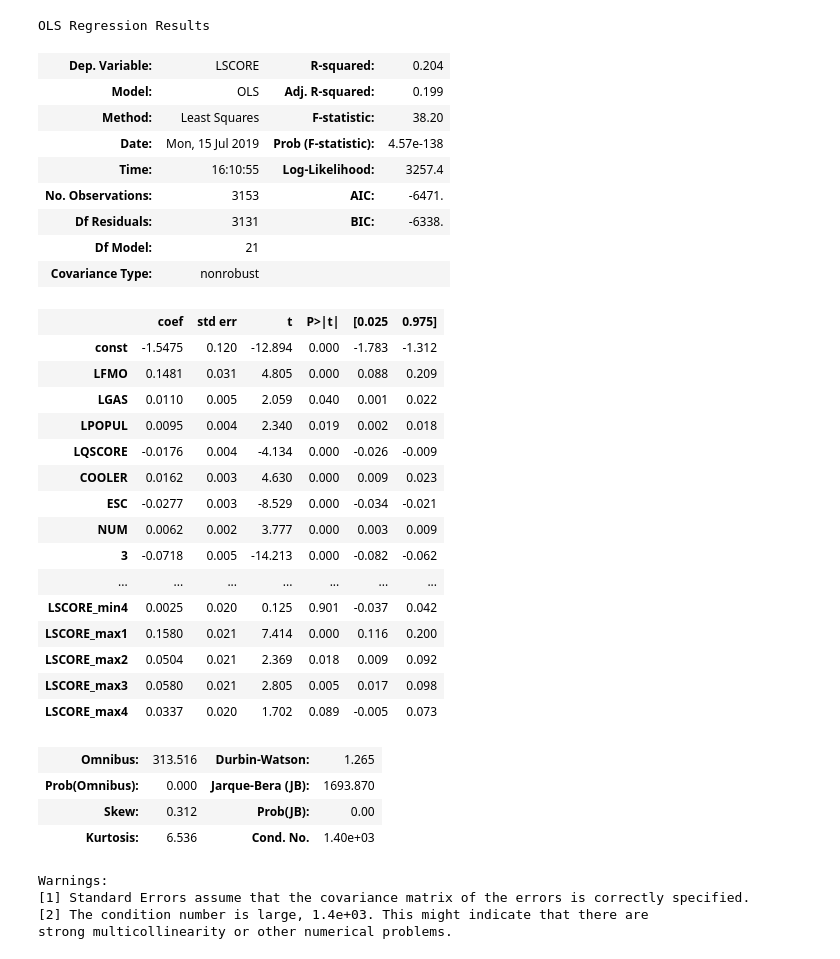
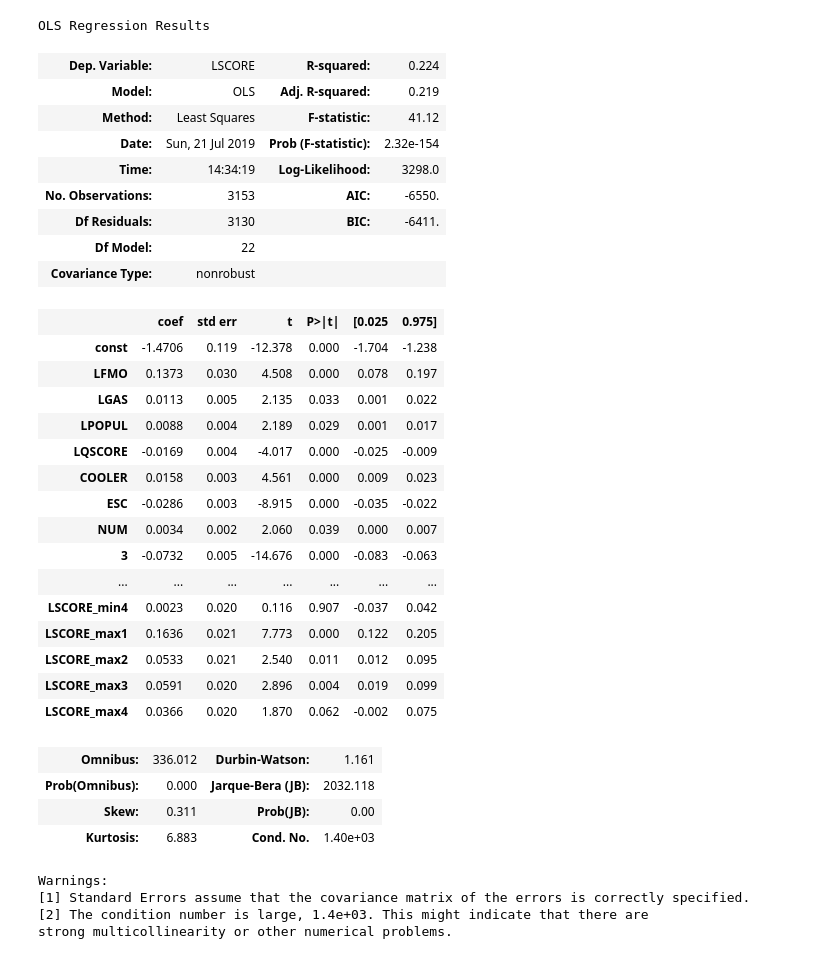
Before and after one commit to ericschulman/tx_milk_2yp, a Jupyter notebook: data_clean.ipynb, the cells around one changed output. Drawn from its saved outputs; the diff is of its cells as text; code cells hidden in the pictures.

```diff
--- a/data_clean.ipynb
+++ b/data_clean.ipynb
@@ -199,6 +199,6 @@ Warnings:
 #2 lines incumbency
 # %%
 #previous prices 1 day
-sm.OLS(reg1['LSCORE'], sm.add_constant(reg1[covariates + limitedlag]) ).fit().summary()
+sm.OLS(reg1['LSCORE'], sm.add_constant(reg1[covariates + ['INC'] + limitedlag]) ).fit().summary()
 # %% [output]
 OLS Regression Results
@@ -237,38 +237,38 @@ Warnings:
 strong multicollinearity or other numerical problems.
 # %%
 #prev prices with prev auction
-sm.OLS(reg1['LSCORE'], sm.add_constant(reg1[covariates+ ['PAST_AUCT','min*past'] + limitedlag ]) ).fit().summary()
+sm.OLS(reg1['LSCORE'], sm.add_constant(reg1[covariates+ ['PAST_AUCT','min*past'] + ['INC']+ limitedlag ]) ).fit().summary()
 # %% [output]
 OLS Regression Results
-| Dep. Variable: | LSCORE | R-squared: | 0.204 |
-| Model: | OLS | Adj. R-squared: | 0.199 |
-| Method: | Least Squares | F-statistic: | 38.20 |
-| Date: | Mon, 15 Jul 2019 | Prob (F-statistic): | 4.57e-138 |
-| Time: | 16:10:55 | Log-Likelihood: | 3257.4 |
-| No. Observations: | 3153 | AIC: | -6471. |
-| Df Residuals: | 3131 | BIC: | -6338. |
-| Df Model: | 21 |  |  |
+| Dep. Variable: | LSCORE | R-squared: | 0.224 |
+| Model: | OLS | Adj. R-squared: | 0.219 |
+| Method: | Least Squares | F-statistic: | 41.12 |
+| Date: | Sun, 21 Jul 2019 | Prob (F-statistic): | 2.32e-154 |
+| Time: | 14:34:19 | Log-Likelihood: | 3298.0 |
+| No. Observations: | 3153 | AIC: | -6550. |
+| Df Residuals: | 3130 | BIC: | -6411. |
+| Df Model: | 22 |  |  |
 | Covariance Type: | nonrobust |  |  |
 |  | coef | std err | t | P>|t| | [0.025 | 0.975] |
-| const | -1.5475 | 0.120 | -12.894 | 0.000 | -1.783 | -1.312 |
-| LFMO | 0.1481 | 0.031 | 4.805 | 0.000 | 0.088 | 0.209 |
-| LGAS | 0.0110 | 0.005 | 2.059 | 0.040 | 0.001 | 0.022 |
-| LPOPUL | 0.0095 | 0.004 | 2.340 | 0.019 | 0.002 | 0.018 |
-| LQSCORE | -0.0176 | 0.004 | -4.134 | 0.000 | -0.026 | -0.009 |
-| COOLER | 0.0162 | 0.003 | 4.630 | 0.000 | 0.009 | 0.023 |
-| ESC | -0.0277 | 0.003 | -8.529 | 0.000 | -0.034 | -0.021 |
-| NUM | 0.0062 | 0.002 | 3.777 | 0.000 | 0.003 | 0.009 |
-| 3 | -0.0718 | 0.005 | -14.213 | 0.000 | -0.082 | -0.062 |
+| const | -1.4706 | 0.119 | -12.378 | 0.000 | -1.704 | -1.238 |
+| LFMO | 0.1373 | 0.030 | 4.508 | 0.000 | 0.078 | 0.197 |
+| LGAS | 0.0113 | 0.005 | 2.135 | 0.033 | 0.001 | 0.022 |
+| LPOPUL | 0.0088 | 0.004 | 2.189 | 0.029 | 0.001 | 0.017 |
+| LQSCORE | -0.0169 | 0.004 | -4.017 | 0.000 | -0.025 | -0.009 |
+| COOLER | 0.0158 | 0.003 | 4.561 | 0.000 | 0.009 | 0.023 |
+| ESC | -0.0286 | 0.003 | -8.915 | 0.000 | -0.035 | -0.022 |
+| NUM | 0.0034 | 0.002 | 2.060 | 0.039 | 0.000 | 0.007 |
+| 3 | -0.0732 | 0.005 | -14.676 | 0.000 | -0.083 | -0.063 |
 | ... | ... | ... | ... | ... | ... | ... |
-| LSCORE_min4 | 0.0025 | 0.020 | 0.125 | 0.901 | -0.037 | 0.042 |
-| LSCORE_max1 | 0.1580 | 0.021 | 7.414 | 0.000 | 0.116 | 0.200 |
-| LSCORE_max2 | 0.0504 | 0.021 | 2.369 | 0.018 | 0.009 | 0.092 |
-| LSCORE_max3 | 0.0580 | 0.021 | 2.805 | 0.005 | 0.017 | 0.098 |
-| LSCORE_max4 | 0.0337 | 0.020 | 1.702 | 0.089 | -0.005 | 0.073 |
+| LSCORE_min4 | 0.0023 | 0.020 | 0.116 | 0.907 | -0.037 | 0.042 |
+| LSCORE_max1 | 0.1636 | 0.021 | 7.773 | 0.000 | 0.122 | 0.205 |
+| LSCORE_max2 | 0.0533 | 0.021 | 2.540 | 0.011 | 0.012 | 0.095 |
+| LSCORE_max3 | 0.0591 | 0.020 | 2.896 | 0.004 | 0.019 | 0.099 |
+| LSCORE_max4 | 0.0366 | 0.020 | 1.870 | 0.062 | -0.002 | 0.075 |
-| Omnibus: | 313.516 | Durbin-Watson: | 1.265 |
-| Prob(Omnibus): | 0.000 | Jarque-Bera (JB): | 1693.870 |
-| Skew: | 0.312 | Prob(JB): | 0.00 |
-| Kurtosis: | 6.536 | Cond. No. | 1.40e+03 |
+| Omnibus: | 336.012 | Durbin-Watson: | 1.161 |
+| Prob(Omnibus): | 0.000 | Jarque-Bera (JB): | 2032.118 |
+| Skew: | 0.311 | Prob(JB): | 0.00 |
+| Kurtosis: | 6.883 | Cond. No. | 1.40e+03 |
 Warnings:
 [1] Standard Errors assume that the covariance matrix of the errors is correctly specified.
 [2] The condition number is large, 1.4e+03. This might indicate that there are
```
Also changed, not shown: parts of 4 cells of this notebook, 2 other files.
